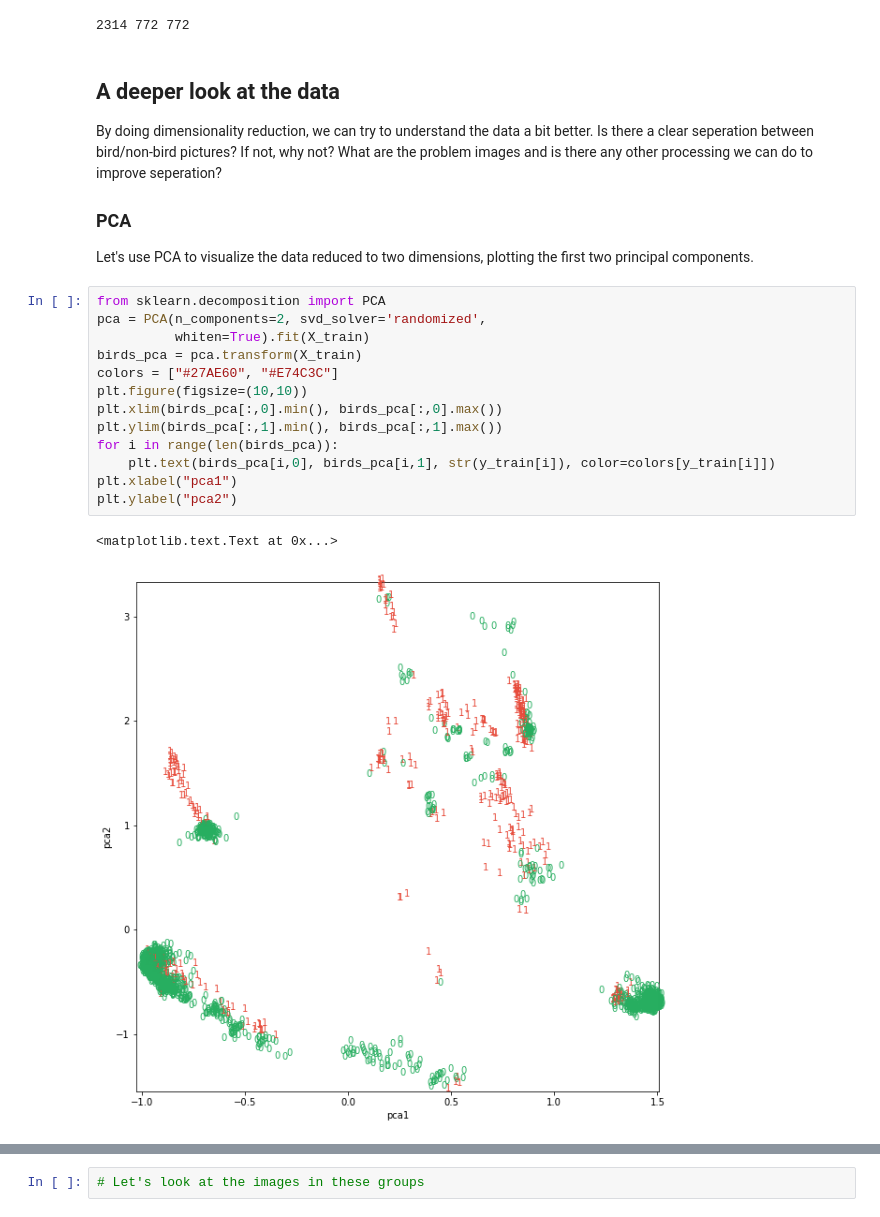
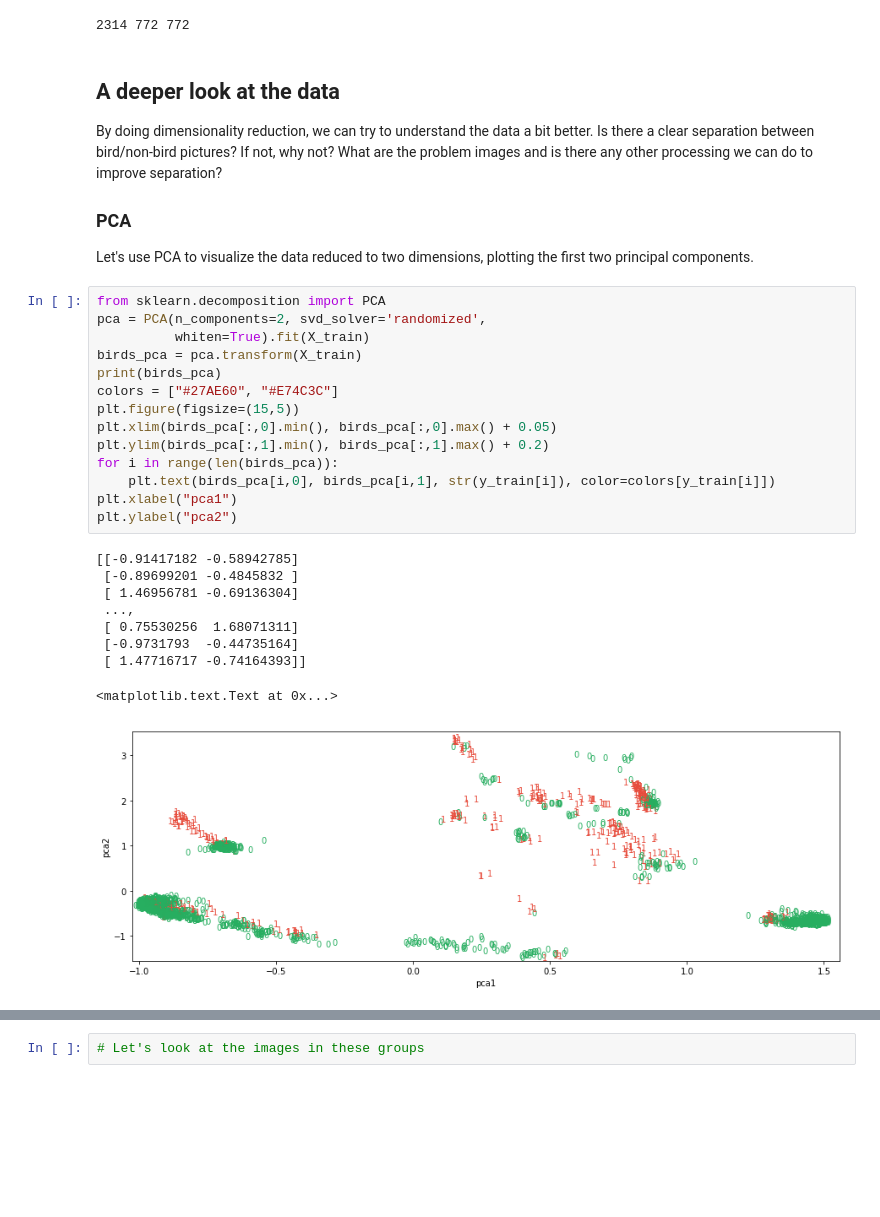
Before and after one commit to Freija/birdometer-ml, a Jupyter notebook: code/Birdometer.ipynb, the cells around one changed output, grey strips where cells are left out. Cells and saved outputs as stored; diff of their text form; blank space fills up the shorter version.

```diff
--- a/code/Birdometer.ipynb
+++ b/code/Birdometer.ipynb
@@ -192,26 +192,34 @@ print(len(X_train), len(X_cv), len(X_test))
 2314 772 772
 # %% [markdown]
 ## A deeper look at the data
-By doing dimensionality reduction, we can try to understand the data a bit better. Is there a clear seperation between bird/non-bird pictures? If not, why not? What are the problem images and is there any other processing we can do to improve seperation?
+By doing dimensionality reduction, we can try to understand the data a bit better. Is there a clear separation between bird/non-bird pictures? If not, why not? What are the problem images and is there any other processing we can do to improve separation?
 
 ### PCA
 Let's use PCA to visualize the data reduced to two dimensions, plotting the first two principal components.
 # %%
 from sklearn.decomposition import PCA
 pca = PCA(n_components=2, svd_solver='randomized',
           whiten=True).fit(X_train)
 birds_pca = pca.transform(X_train)
+print(birds_pca)
 colors = ["#27AE60", "#E74C3C"]
-plt.figure(figsize=(10,10))
-plt.xlim(birds_pca[:,0].min(), birds_pca[:,0].max())
-plt.ylim(birds_pca[:,1].min(), birds_pca[:,1].max())
+plt.figure(figsize=(15,5))
+plt.xlim(birds_pca[:,0].min(), birds_pca[:,0].max() + 0.05)
+plt.ylim(birds_pca[:,1].min(), birds_pca[:,1].max() + 0.2)
 for i in range(len(birds_pca)):
     plt.text(birds_pca[i,0], birds_pca[i,1], str(y_train[i]), color=colors[y_train[i]])
 plt.xlabel("pca1")
 plt.ylabel("pca2")
 # %% [output]
-<matplotlib.text.Text at 0x...>
+[[-0.91417182 -0.58942785]
+ [-0.89699201 -0.4845832 ]
+ [ 1.46956781 -0.69136304]
+ ...,
+ [ 0.75530256  1.68071311]
+ [-0.9731793  -0.44735164]
+ [ 1.47716717 -0.74164393]]
+<matplotlib.text.Text at 0x...>
-[figure, old version]
+[figure, new version]
 # %% [markdown]
 **Interpretation**
 
```
Also changed, not shown: parts of 5 cells of this notebook.
